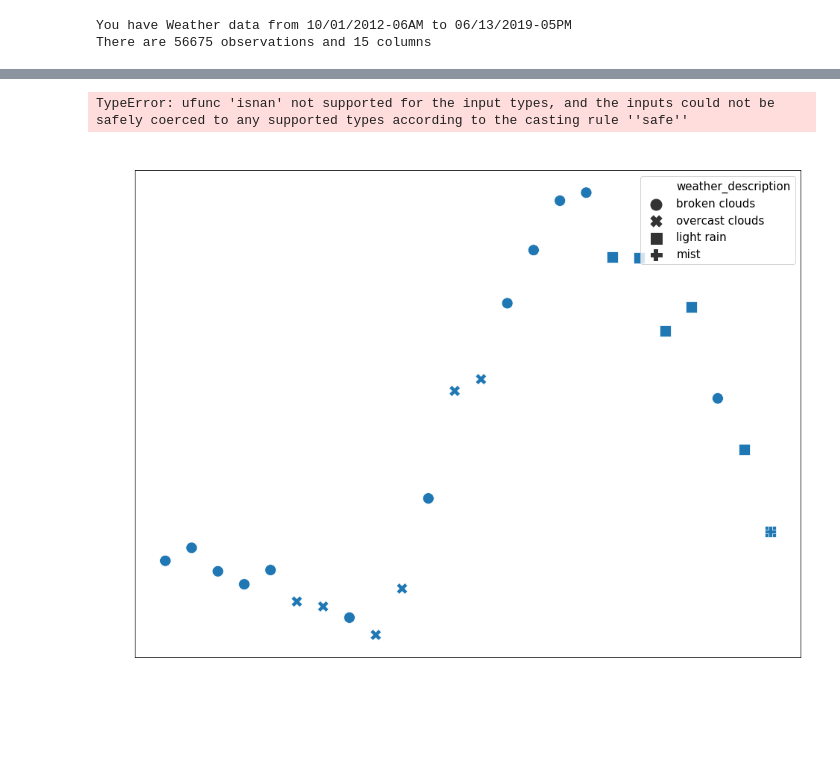
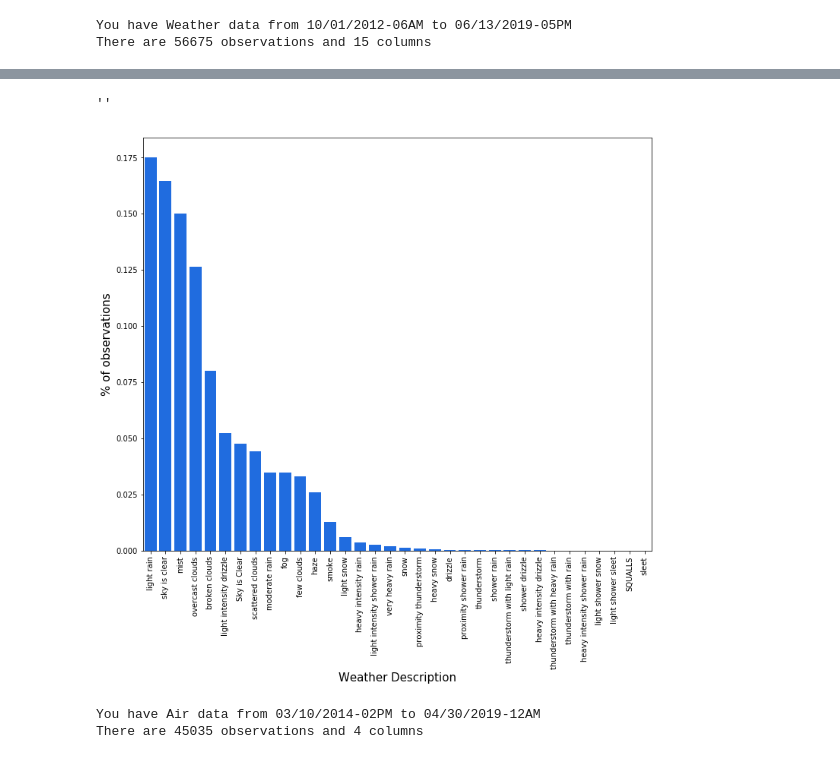
Before and after one commit to codyRing/Data_Science_Captstone, a Jupyter notebook: Final_Graphs.ipynb, the cells around one changed output, grey strips where cells are left out. Cells and saved outputs as stored; diff of their text form; code cells hidden in the pictures; blank space fills up the shorter version.

```diff
--- a/Final_Graphs.ipynb
+++ b/Final_Graphs.ipynb
@@ -368,6 +368,5 @@ print('There are {} observations and {} columns'.format(wx_hourly.shape[0],wx_ho
 You have Weather data from 10/01/2012-06AM to 06/13/2019-05PM
 There are 56675 observations and 15 columns
 # %%
-description_plot = pd.DataFrame(wx_hourly['weather_description'].value_counts())
-description_plot.reset_index(inplace=True)
-sns.heatmap(description_plot)
+description_plot = pd.DataFrame(wx_hourly['weather_description'].value_counts(normalize=True))
+#description_plot.reset_index(inplace=True)
@@ -388,5 +372,0 @@ plt.show()
-# %%
-sns.heatmap(wx_hourly)
-#wx_hourly.weather_description.value_counts()
-# %% [output]
-TypeError: ufunc 'isnan' not supported for the input types, and the inputs could not be safely coerced to any supported types according to the casting rule ''safe''
@@ -395,23 +373,35 @@ TypeError: ufunc 'isnan' not supported for the input types, and the inputs could
-# %%
-#day_plot = wx_hourly.loc['2017-01-18', ['temp_f','humidity','rain_1h','weather_description']]
-day_plot = wx_hourly.loc['2018-09-21', ['temp_f','humidity','rain_1h','weather_description']]
-
-with plt.rc_context({'xtick.color':'white', 'ytick.color':'white','font.size' : '15','lines.markersize': '15.0'}):
-    fig, ax = pyplot.subplots(figsize=(16,12))
-
-    sns.scatterplot(x=day_plot.index.hour,
-                    y="temp_f",
-                    data=day_plot,
-                    style = 'weather_description',
-                    #size='rain_1h',
-                    #sizes=(20, 100),
-                    #hue='Rain_Day',
-                    legend='full',
-                    #palette=['gray','dodgerblue'],
-                    ax = ax
-                         )
-    ax.set_xlabel("Hour", color="white",size=15)
-    ax.set_ylabel('Temp', color="white",size=15)
-    ax.set_title('Hourly WX 1/17/2018',color='white',size=25)
-# %% [output]
-[figure, removed]
+# %%
+fig, ax = plt.subplots(1,1, figsize=(12,10))
+sns.barplot(x=description_plot.index, y="weather_description",data=description_plot,color='#0066ff',ax=ax)
+plt.xticks(rotation=90)
+ax.set_xlabel("Weather Description", color="black",size=15)
+ax.set_ylabel('% of observations', color="black",size=15)
+
+plt.savefig('./Figures/WX_Description.png')
+;
+# %% [output]
+''
+[figure, added]
+# %%
+#Load Air Quality Data. Combine date and time column. Localize, already in PAC
+path = './Data/Air_Quality/Seattle_Air_Quality_Date.csv'
+air = pd.read_csv(path,parse_dates=[['Date', 'Time']],index_col = 'Date_Time')
+air = air.tz_localize(pac,ambiguous = True, nonexistent = 'shift_forward')
+air.index.names =['Date_Join']
+
+#Drop columns
+air.drop(['Wind Spd S','Wind Dir S','Temp Amb 10m','UV_633','BC_633','Trace CO'],axis = 1,inplace=True)
+
+#Fill na values with q quantile
+q = .25
+air.NO.fillna(value = air.NO.quantile(q),inplace = True)
+air.NO2.fillna(value = air.NO2.quantile(q),inplace = True)
+air.NOX.fillna(value = air.NOX.quantile(q),inplace = True)
+air.BAM_PM25.fillna(value = air.BAM_PM25.quantile(q),inplace = True)
+
+
+print('You have Air data from {} to {}'.format(air.index.min().strftime('%m/%d/%Y-%I%p'),air.index.max().strftime('%m/%d/%Y-%I%p')))
+print('There are {} observations and {} columns'.format(air.shape[0],air.shape[1]))
+# %% [output]
+You have Air data from 03/10/2014-02PM to 04/30/2019-12AM
+There are 45035 observations and 4 columns
```
Also changed, not shown: parts of 6 cells of this notebook, 6 other files.
